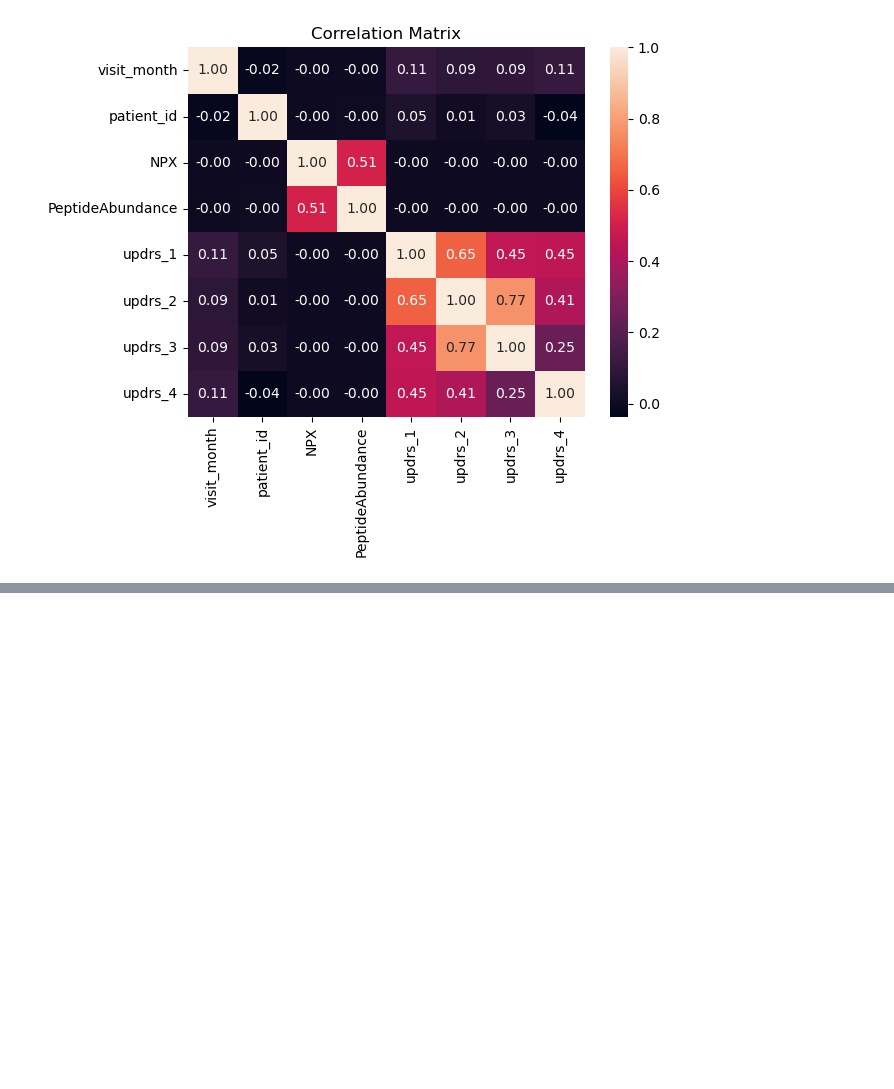
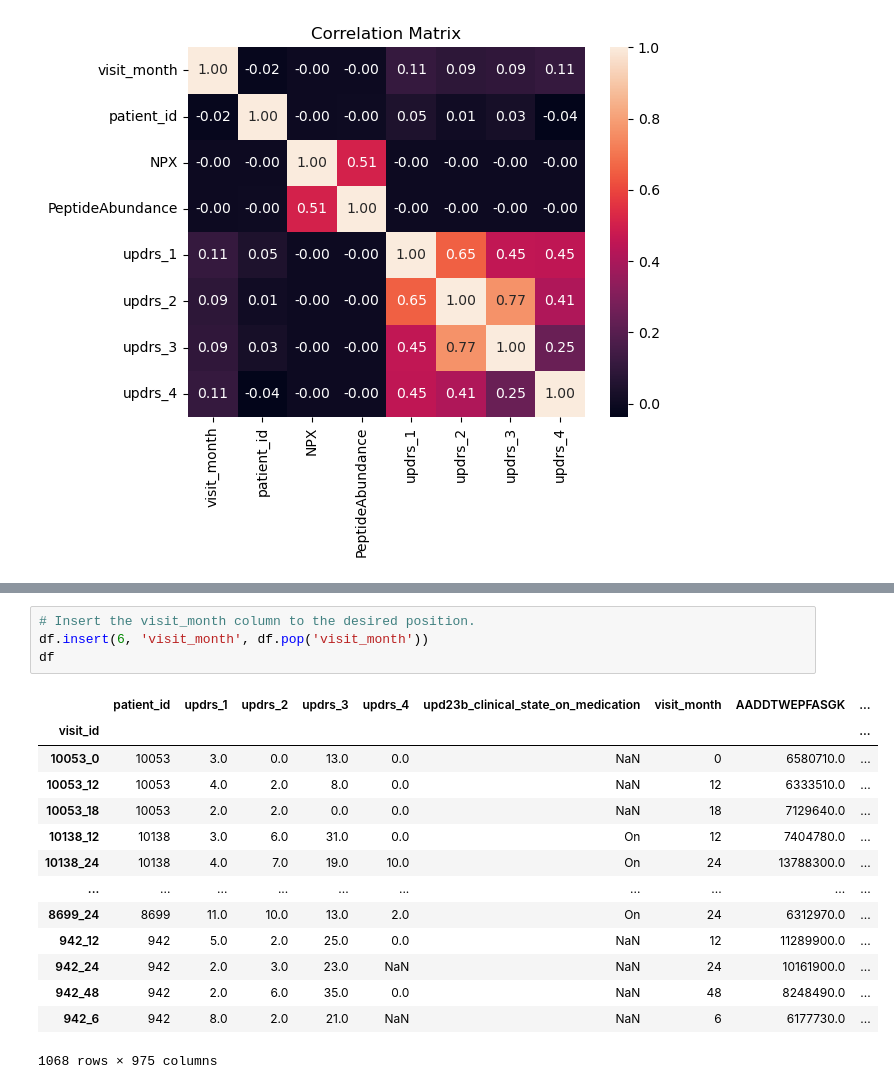
Before and after one commit to AhmadHammad21/Parkinson-Disease, a Jupyter notebook: EDA.ipynb, the cells around one changed output, grey strips where cells are left out. Cells and saved outputs as stored; diff of their text form; blank space fills up the shorter version.

```diff
--- a/EDA.ipynb
+++ b/EDA.ipynb
@@ -137,0 +198,19 @@ plt.title("Correlation Matrix");
+# %%
+# Insert the visit_month column to the desired position.
+df.insert(6, 'visit_month', df.pop('visit_month'))
+df
+# %% [output]
+|  | patient_id | updrs_1 | updrs_2 | updrs_3 | updrs_4 | upd23b_clinical_state_on_medication | visit_month | AADDTWEPFASGK | ... |
+| visit_id |  |  |  |  |  |  |  |  | ... |
+| 10053_0 | 10053 | 3.0 | 0.0 | 13.0 | 0.0 | NaN | 0 | 6580710.0 | ... |
+| 10053_12 | 10053 | 4.0 | 2.0 | 8.0 | 0.0 | NaN | 12 | 6333510.0 | ... |
+| 10053_18 | 10053 | 2.0 | 2.0 | 0.0 | 0.0 | NaN | 18 | 7129640.0 | ... |
+| 10138_12 | 10138 | 3.0 | 6.0 | 31.0 | 0.0 | On | 12 | 7404780.0 | ... |
+| 10138_24 | 10138 | 4.0 | 7.0 | 19.0 | 10.0 | On | 24 | 13788300.0 | ... |
+| ... | ... | ... | ... | ... | ... | ... | ... | ... | ... |
+| 8699_24 | 8699 | 11.0 | 10.0 | 13.0 | 2.0 | On | 24 | 6312970.0 | ... |
+| 942_12 | 942 | 5.0 | 2.0 | 25.0 | 0.0 | NaN | 12 | 11289900.0 | ... |
+| 942_24 | 942 | 2.0 | 3.0 | 23.0 | NaN | NaN | 24 | 10161900.0 | ... |
+| 942_48 | 942 | 2.0 | 6.0 | 35.0 | 0.0 | NaN | 48 | 8248490.0 | ... |
+| 942_6 | 942 | 8.0 | 2.0 | 21.0 | NaN | NaN | 6 | 6177730.0 | ... |
+1068 rows × 975 columns
```
Also changed, not shown: parts of 60 cells of this notebook.
